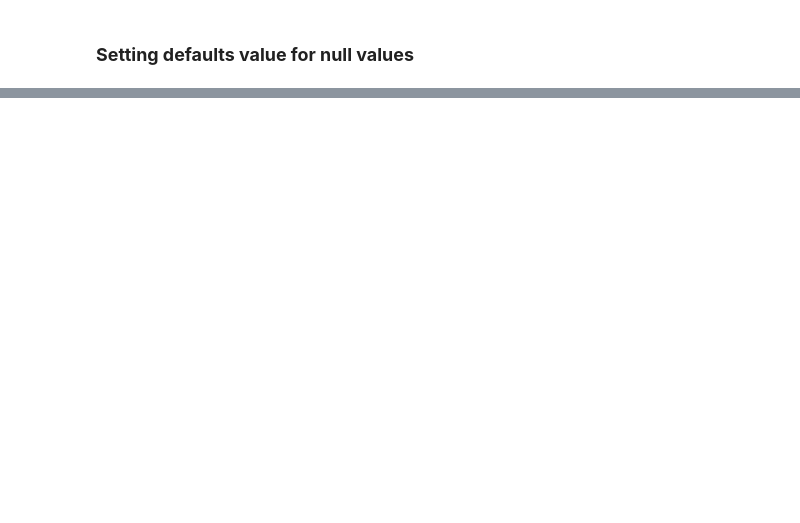
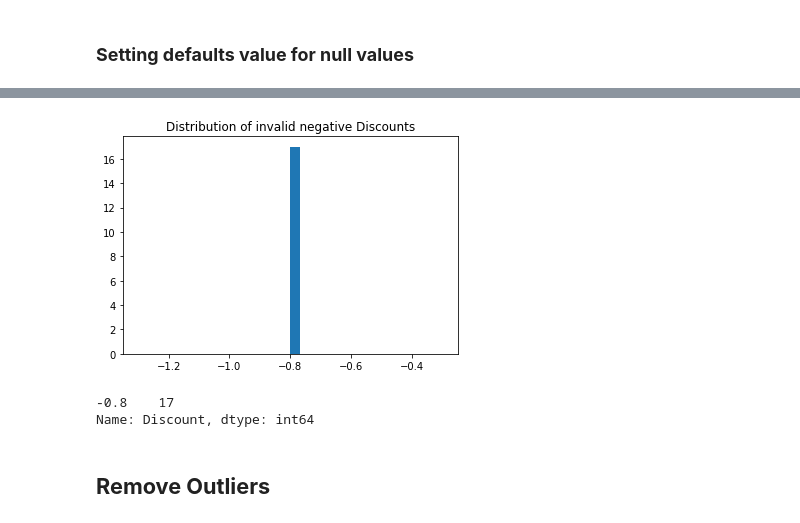
Before and after one commit to SupunGurusinghe/ML-with-superstore-dataset, a Jupyter notebook: Superstore.ipynb, the cells around one changed output, grey strips where cells are left out. Saved outputs shown, nothing was run; the diff lists cells and outputs as text; code cells hidden in the pictures; blank space fills up the shorter version.

```diff
--- a/Superstore.ipynb
+++ b/Superstore.ipynb
@@ -227,0 +231,3 @@ only showing top 20 rows
+# %%
+df = df.toPandas()
+df
@@ -227,0 +259,2 @@ only showing top 20 rows
+# %%
+df.loc[df.Category == 'Office Suplease' , 'Category'] = 'Office Supplies'
@@ -227,0 +305,2 @@ only showing top 20 rows
+# %%
+df.drop_duplicates(subset = ['OrderID','CustomerID','ProductID'], keep = 'last', inplace=True)
@@ -227,0 +382,3 @@ only showing top 20 rows
+# %%
+neg_Discount = df[df.Discount < 0]
+neg_Discount
@@ -227,0 +405,12 @@ only showing top 20 rows
+# %%
+plt.hist(neg_Discount.Discount, bins=30)
+plt.title("Distribution of invalid negative Discounts");
+# %% [output]
+[figure, added]
+# %%
+neg_Discount.Discount.value_counts()
+# %% [output]
+-0.8    17
+Name: Discount, dtype: int64
+# %% [markdown]
+## **Remove Outliers**
```
Also changed, not shown: parts of 40 cells of this notebook.
